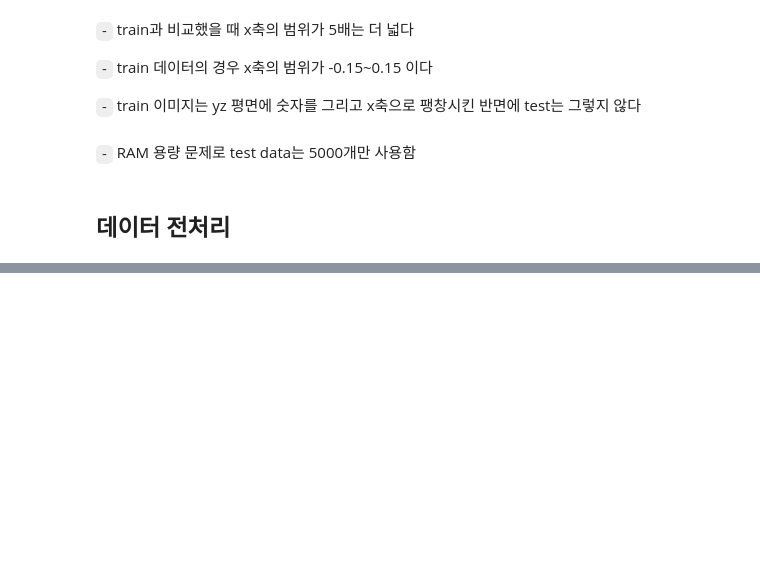
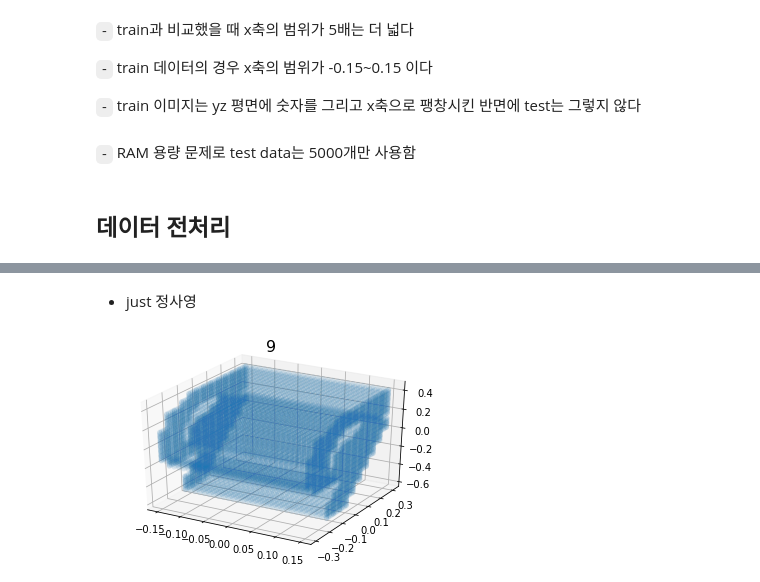
Before and after one commit to Jaesu26/dacon-3d-mnist-image-classification, a Jupyter notebook: 숫자3D이미지-분류.ipynb, the cells around one changed output, grey strips where cells are left out. Drawn from its saved outputs; the diff is of its cells as text; code cells hidden in the pictures; blank space fills up the shorter version.

```diff
--- a/숫자3D이미지-분류.ipynb
+++ b/숫자3D이미지-분류.ipynb
@@ -282,0 +297,2 @@ from torch.utils.data import Dataset, DataLoader
+# %% [markdown]
+- just 정사영
@@ -282,0 +326,4 @@ from torch.utils.data import Dataset, DataLoader
+# %%
+show_3Dimage(all_points, 3483, label_df)
+# %% [output]
+[figure, added]
```
Also changed, not shown: parts of 86 cells of this notebook.
